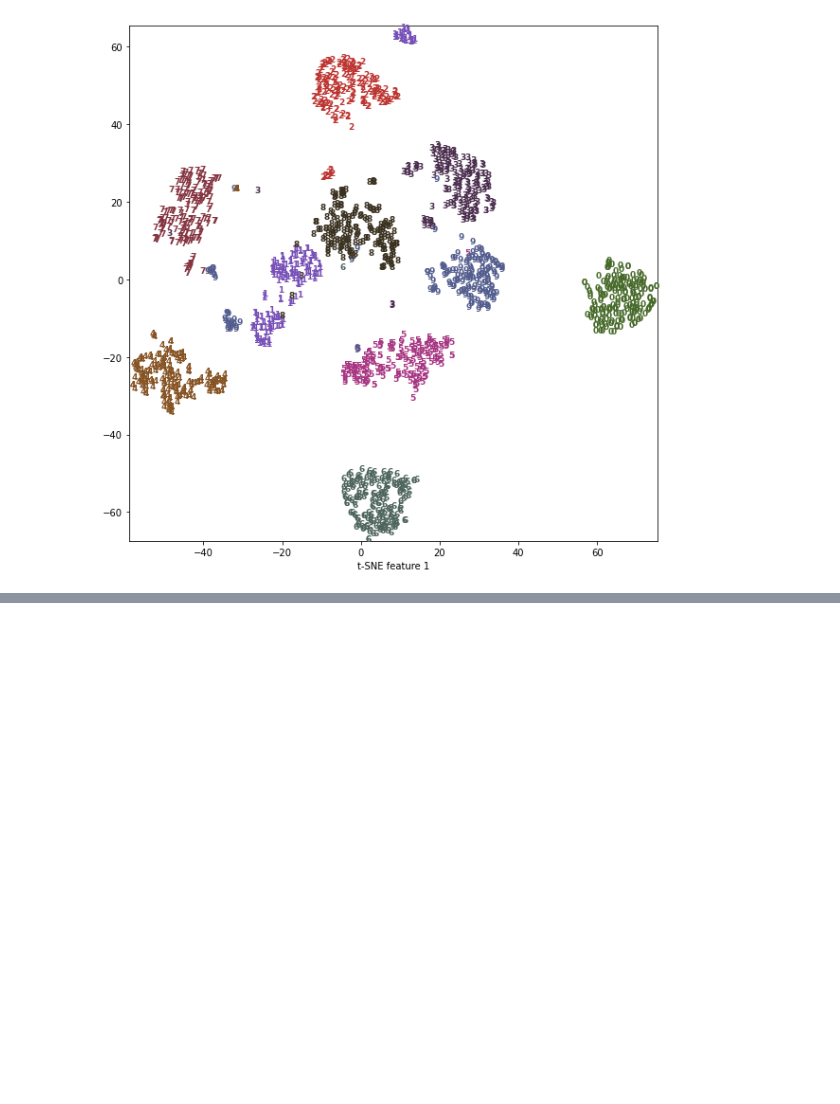
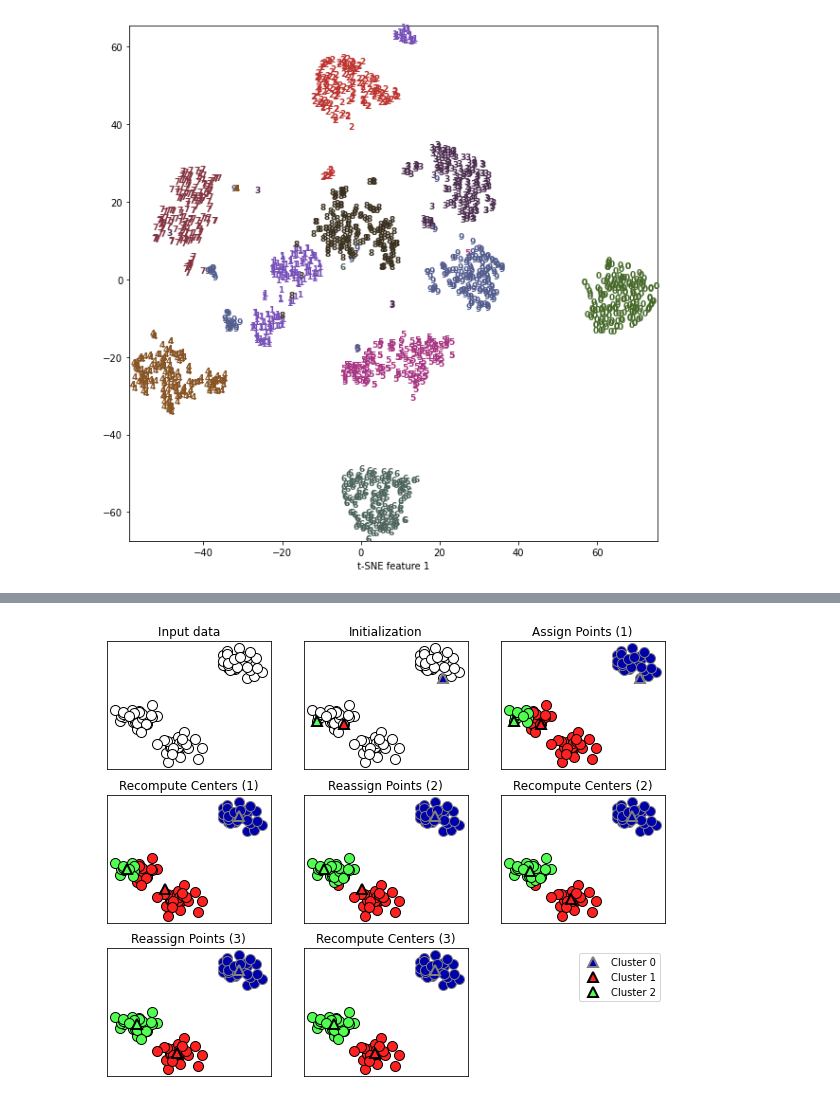
Before and after one commit to scottzig/ml-python-muller-guido, a Jupyter notebook: chapter_3.ipynb, the cells around one changed output, grey strips where cells are left out. Drawn from its saved outputs; the diff is of its cells as text; code cells hidden in the pictures; blank space fills up the shorter version.

```diff
--- a/chapter_3.ipynb
+++ b/chapter_3.ipynb
@@ -501,0 +509,4 @@ plt.xlabel("t-SNE feature 1");
+# %%
+mglearn.plots.plot_kmeans_algorithm()
+# %% [output]
+[figure, added]
```
Also changed, not shown: parts of 15 cells of this notebook.
